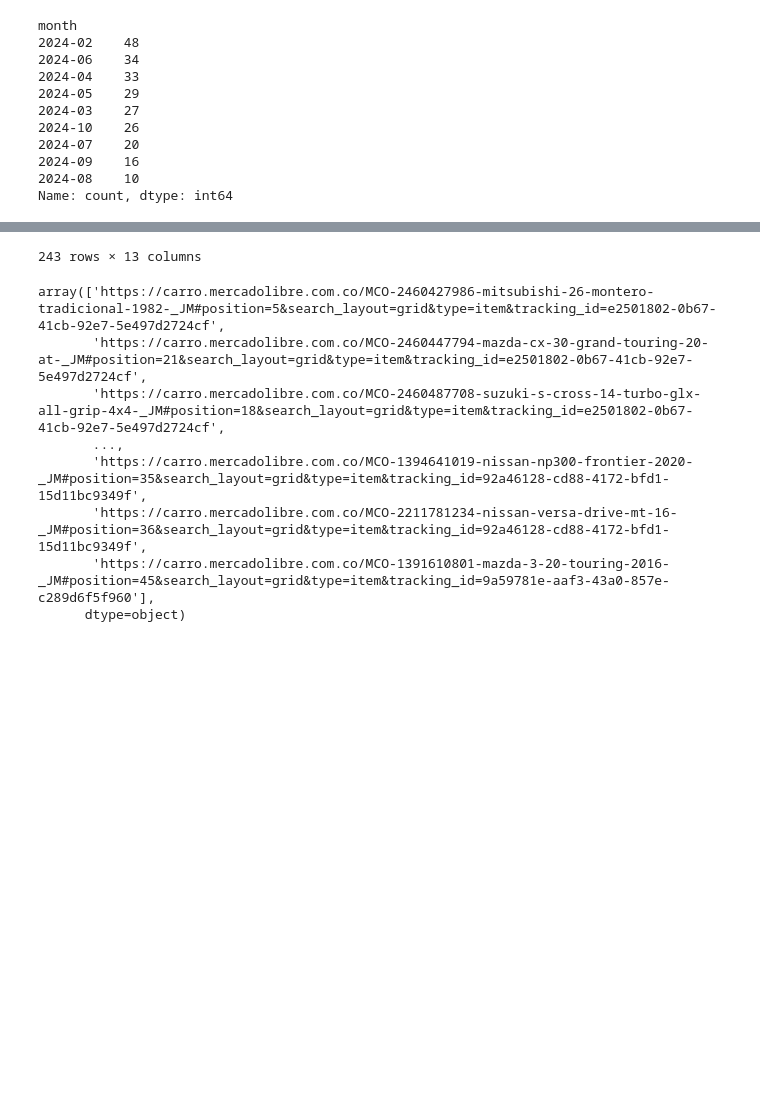
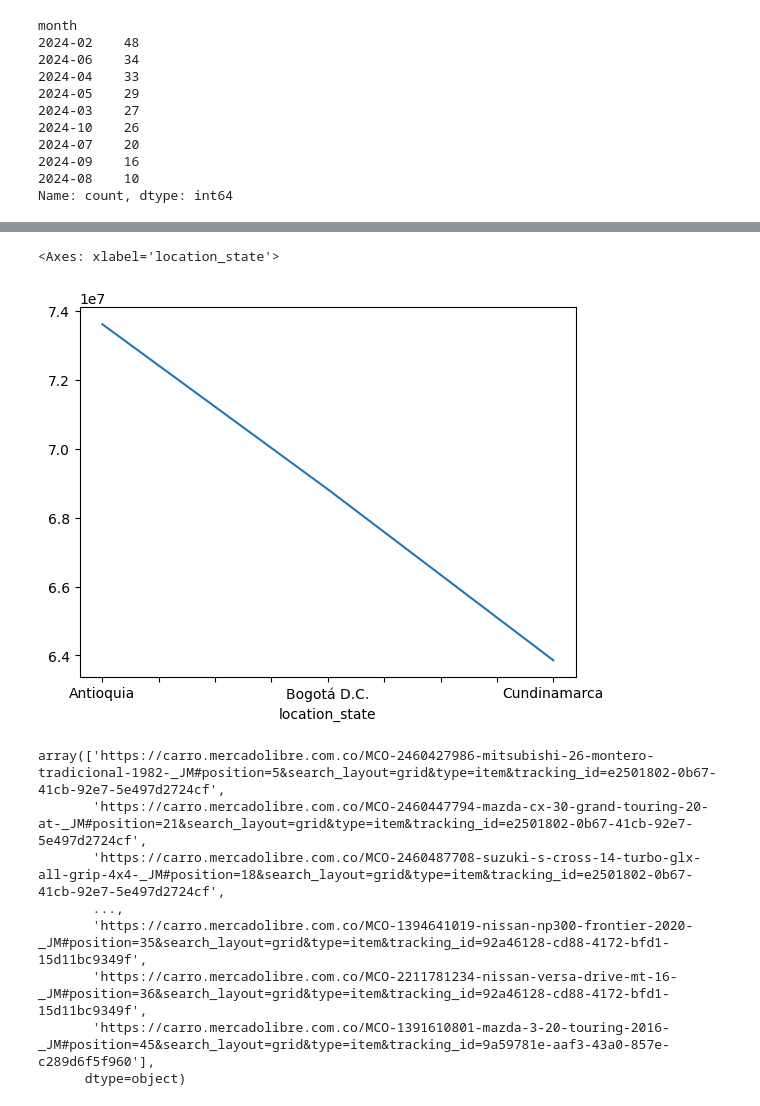
Before and after one commit to Wilmar3752/car_predict, a Jupyter notebook: notebooks/0-eda_cars.ipynb, the cells around one changed output, grey strips where cells are left out. Cells and saved outputs as stored; diff of their text form; code cells hidden in the pictures; blank space fills up the shorter version.

```diff
--- a/notebooks/0-eda_cars.ipynb
+++ b/notebooks/0-eda_cars.ipynb
@@ -63,5 +94,5 @@ month
 2024-08    10
 Name: count, dtype: int64
 # %%
-car_data[car_data['make-line']=='Mazda-3']
+car_data[car_data['make-line']=='Mazda-3'].groupby('location_state')['price'].mean().plot()
 # %% [output]
@@ -80,4 +99,5 @@ car_data[car_data['make-line']=='Mazda-3']
-243 rows × 13 columns
+<Axes: xlabel='location_state'>
+[figure, added]
 # %%
 car_data.sort_values(by='_created', ascending=False)['link'].values
 # %% [output]
```
Also changed, not shown: parts of 9 cells of this notebook, 11 other files.
